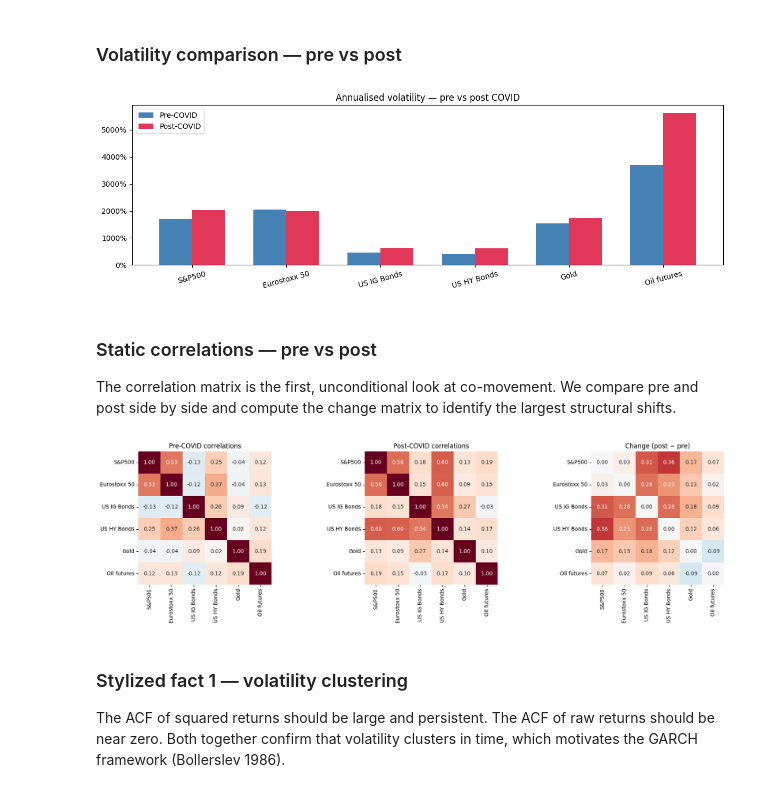
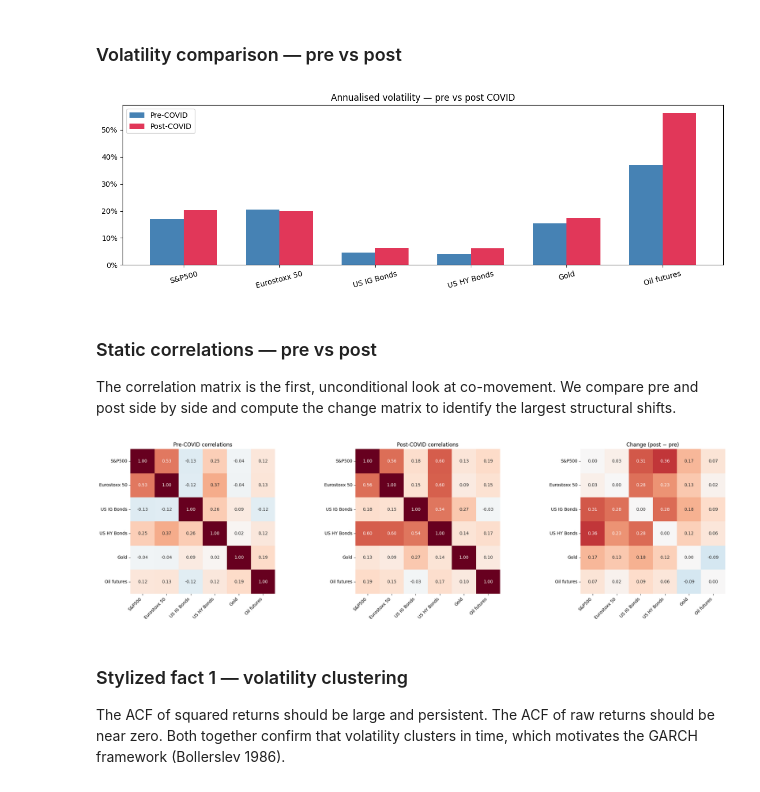
Before and after one commit to Altankaragulle/Emif_Risk_Structure_Covid, a Jupyter notebook: Notebook_Project_2.ipynb, the cells around one changed output. Drawn from its saved outputs; the diff is of its cells as text; code cells hidden in the pictures.

```diff
--- a/Notebook_Project_2.ipynb
+++ b/Notebook_Project_2.ipynb
@@ -23,12 +24,10 @@ from sklearn.preprocessing import StandardScaler
 # %%
 DATA_PATH = "Data.xlsx"
 
-prices = pd.read_excel(DATA_PATH, index_col=0, parse_dates=True)
-prices.index.name = "Date"
-prices = prices.sort_index().ffill()
-prices = prices.where(prices > 0).ffill()  # Discard non-positive values: we work in log-returns of price series, not yields.
-
-prices.tail()
+# Load raw prices without any forward-fill — missing values documented below
+raw_prices = pd.read_excel(DATA_PATH, index_col=0, parse_dates=True).sort_index()
+raw_prices.index.name = "Date"
+raw_prices.tail()
 # %% [output]
 |  | S&P500 | Eurostoxx 50 | Hang Seng | MSCI EM | SMI | US T 10-year Yield | German Gov 10-year yield | ... |
 | Date |  |  |  |  |  |  |  | ... |
@@ -236,8 +235,8 @@ comparison.round(4)
 # %% [markdown]
 ### Volatility comparison — pre vs post
 # %%
-vol_pre  = pre.std()  * np.sqrt(ANNUALIZATION)
-vol_post = post.std() * np.sqrt(ANNUALIZATION)
+vol_pre  = pre[ASSETS].std()  * np.sqrt(ANNUALIZATION)
+vol_post = post[ASSETS].std() * np.sqrt(ANNUALIZATION)
 
 x = np.arange(len(ASSETS))
 width = 0.35
@@ -247,39 +246,74 @@ ax.bar(x - width/2, vol_pre,  width, label="Pre-COVID",  color="steelblue")
 ax.bar(x + width/2, vol_post, width, label="Post-COVID", color="crimson", alpha=0.85)
 ax.set_xticks(x)
 ax.set_xticklabels(ASSETS, rotation=15)
-ax.yaxis.set_major_formatter(plt.FuncFormatter(lambda y, _: f"{y:.0%}"))
+ax.yaxis.set_major_formatter(plt.FuncFormatter(lambda y, _: f"{y:.0f}%"))
 ax.set_title("Annualised volatility — pre vs post COVID")
 ax.legend()
 plt.tight_layout()
 plt.show()
 # %% [output]
-[figure, old version]
+[figure, new version]
 # %% [markdown]
 ### Static correlations — pre vs post
 
 The correlation matrix is the first, unconditional look at co-movement. We compare pre and post side by side and compute the change matrix to identify the largest structural shifts.
 # %%
-corr_pre  = pre.corr()
-corr_post = post.corr()
+
+
+corr_pre  = pre[ASSETS].corr()
+corr_post = post[ASSETS].corr()
 corr_diff = corr_post - corr_pre
 
-fig, axes = plt.subplots(1, 3, figsize=(18, 5))
-kw = dict(annot=True, fmt=".2f", cmap="RdBu_r", vmin=-1, vmax=1, square=True, cbar=False)
+fig, axes = plt.subplots(1, 3, figsize=(22, 6))
 
-sns_kw = {**kw}
-import seaborn as sns
-sns.heatmap(corr_pre,  ax=axes[0], **kw)
-sns.heatmap(corr_post, ax=axes[1], **kw)
-sns.heatmap(corr_diff, ax=axes[2], annot=True, fmt=".2f",
-            cmap="RdBu_r", vmin=-0.5, vmax=0.5, square=True, cbar=False)
+sns.heatmap(
+    corr_pre,
+    ax=axes[0],
+    annot=True,
+    fmt=".2f",
+    cmap="RdBu_r",
+    vmin=-1,
+    vmax=1,
+    square=True,
+    cbar=False
+)
+
+sns.heatmap(
+    corr_post,
+    ax=axes[1],
+    annot=True,
+    fmt=".2f",
+    cmap="RdBu_r",
+    vmin=-1,
+    vmax=1,
+    square=True,
+    cbar=False
+)
+
+sns.heatmap(
+    corr_diff,
+    ax=axes[2],
+    annot=True,
+    fmt=".2f",
+    cmap="RdBu_r",
+    vmin=-0.5,
+    vmax=0.5,
+    square=True,
+    cbar=False
+)
 
 axes[0].set_title("Pre-COVID correlations")
 axes[1].set_title("Post-COVID correlations")
 axes[2].set_title("Change (post − pre)")
+
+for ax in axes:
+    ax.set_xticklabels(ax.get_xticklabels(), rotation=45, ha="right")
+    ax.set_yticklabels(ax.get_yticklabels(), rotation=0)
+
 plt.tight_layout()
 plt.show()
 # %% [output]
-[figure, old version]
+[figure, new version]
 # %% [markdown]
 ### Stylized fact 1 — volatility clustering
 
```
Also changed, not shown: parts of 35 cells of this notebook, 1 other file.
